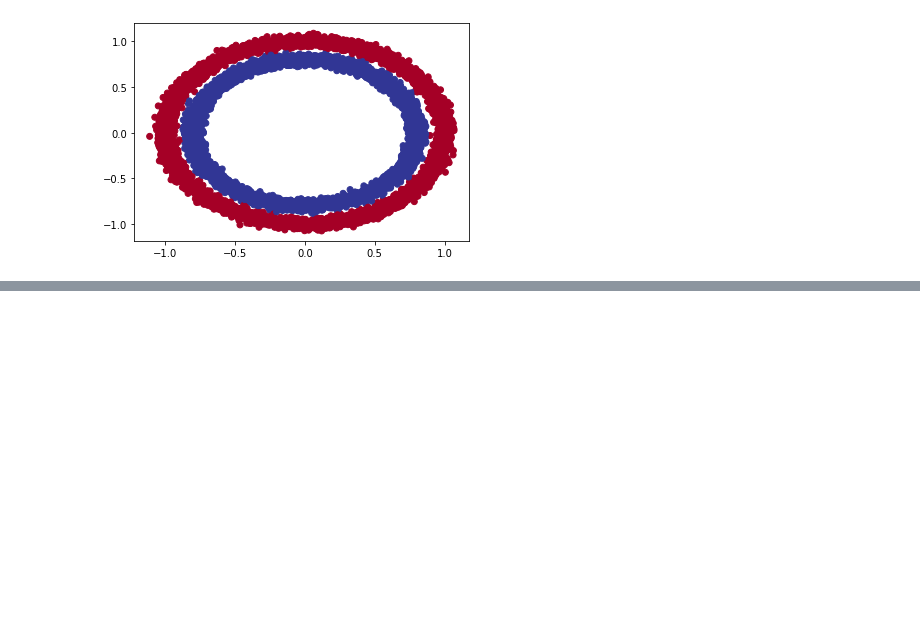
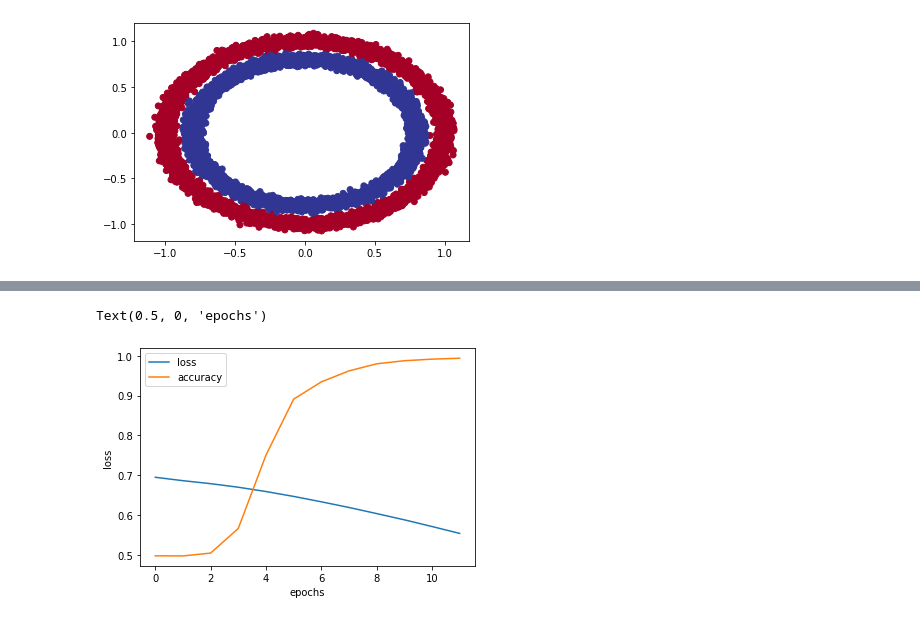
Before and after one commit to JonasHagstrom79/Tensorflow, a Jupyter notebook: 02_neural_network_classification_with_tensorflow.ipynb, the cells around one changed output, grey strips where cells are left out. Cells and saved outputs as stored; diff of their text form; code cells hidden in the pictures; blank space fills up the shorter version.

```diff
--- a/02_neural_network_classification_with_tensorflow.ipynb
+++ b/02_neural_network_classification_with_tensorflow.ipynb
@@ -65,0 +98,9 @@ plt.scatter(X[:, 0], X[:, 1], c=y, cmap=plt.cm.RdYlBu)
+# %%
+# Create training and test sets
+from sklearn.model_selection import train_test_split
+X_train, X_test, y_train, y_test = train_test_split(X,
+                                                    y,
+                                                    test_size=0.2,
+                                                    random_state=42
+)
+len(X), len(X_train), len(X_test)
@@ -65,0 +109,26 @@ plt.scatter(X[:, 0], X[:, 1], c=y, cmap=plt.cm.RdYlBu)
+# %%
+import tensorflow as tf
+
+# Build a neural network to fit the data
+tf.random.set_seed(42)
+
+# 1. Create a model
+callback = tf.keras.callbacks.EarlyStopping(monitor="accuracy", mode="min", patience=10)
+first_model = tf.keras.Sequential([
+  tf.keras.Input(shape = 2),
+  tf.keras.layers.Dense(100, activation = "relu"),
+  #tf.keras.layers.Dense(100),
+  #tf.keras.layers.Dense(100),
+  tf.keras.layers.Dense(1, activation="sigmoid"),
+])
+
+# 2. Compile the model
+first_model.compile(loss=tf.keras.losses.BinaryCrossentropy(),
+              optimizer=tf.keras.optimizers.Adam(learning_rate=3e-4),
+              metrics=["accuracy"])
+
+# 3. Fit the model
+history = first_model.fit(X_train, y_train, epochs=10000, callbacks=[callback])
+
+# 4. Evaluate the model
+first_model.evaluate(X_test, y_test)
@@ -65,0 +154,9 @@ plt.scatter(X[:, 0], X[:, 1], c=y, cmap=plt.cm.RdYlBu)
+# %%
+# Plot history
+import pandas as pd
+pd.DataFrame(history.history).plot()
+plt.ylabel("loss")
+plt.xlabel("epochs")
+# %% [output]
+Text(0.5, 0, 'epochs')
+[figure, added]
```
Also changed, not shown: parts of 8 cells of this notebook.
